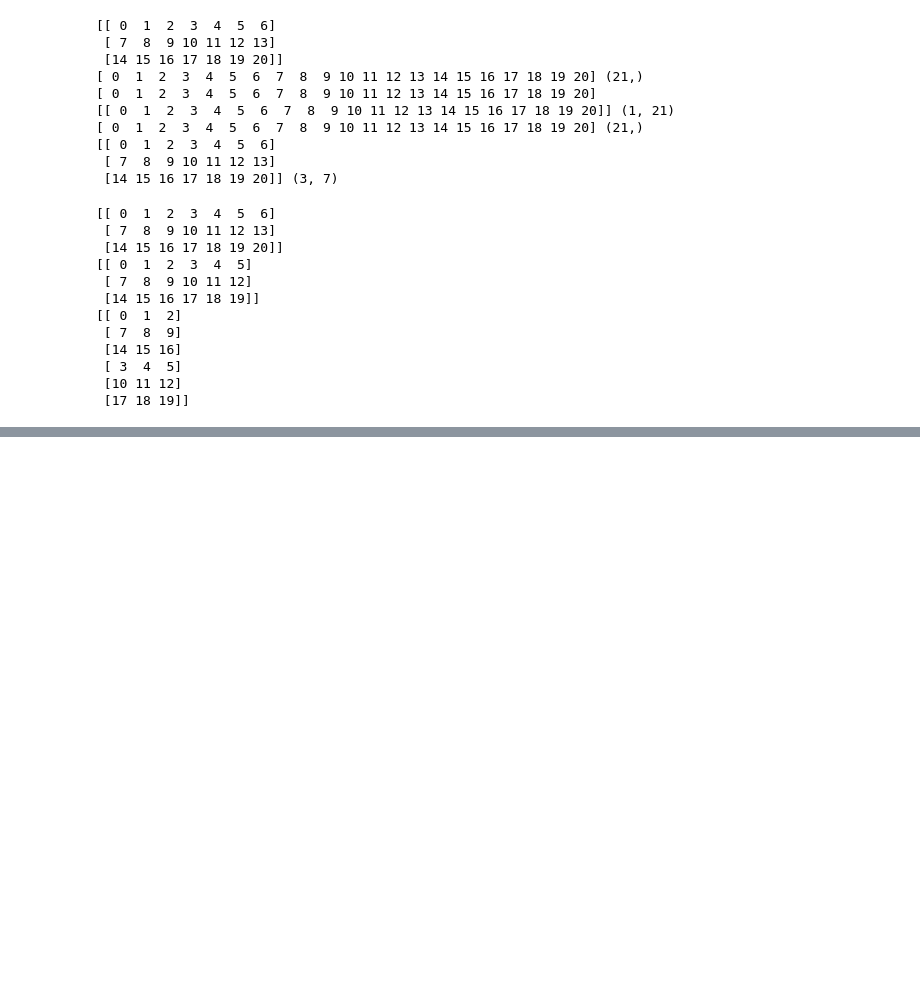
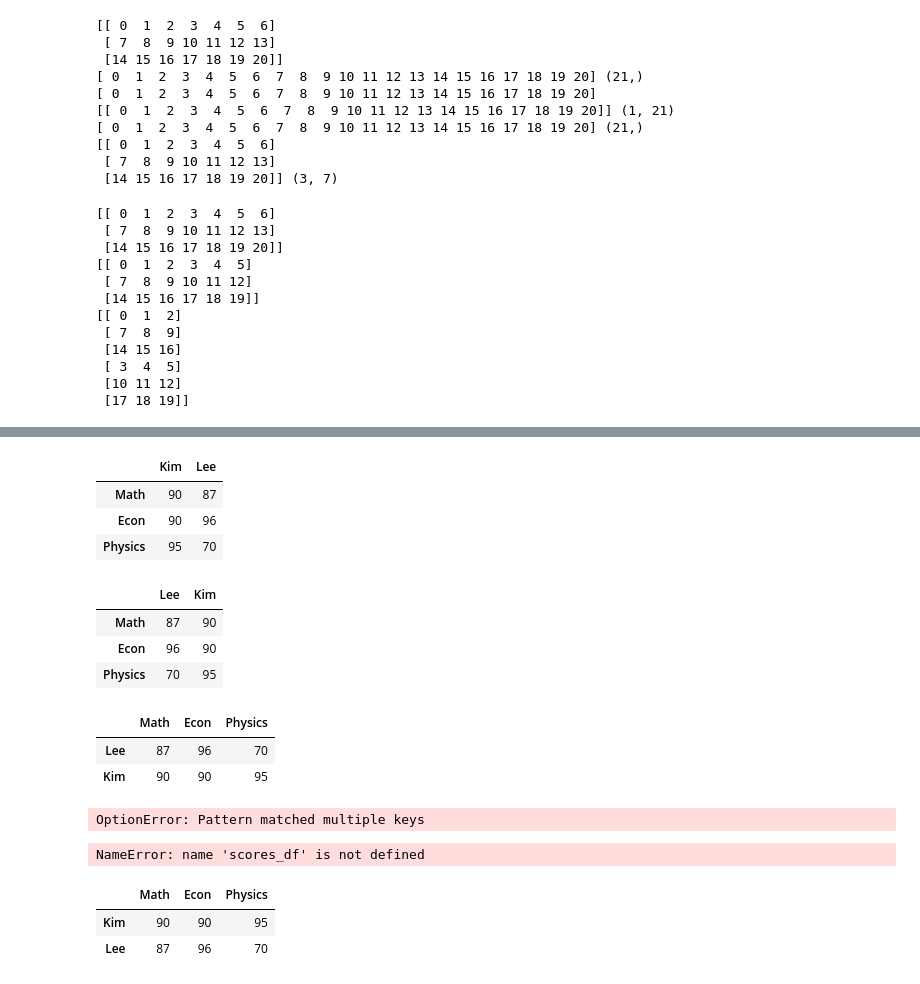
Before and after one commit to jeongeun-JH/ai_python, a Jupyter notebook: Python_Numpy.ipynb, the cells around one changed output, grey strips where cells are left out. Saved outputs shown, nothing was run; the diff lists cells and outputs as text; code cells hidden in the pictures; blank space fills up the shorter version.

```diff
--- a/Python_Numpy.ipynb
+++ b/Python_Numpy.ipynb
@@ -377,0 +622,34 @@ karrayv = np.vstack([karray1, karray2]); print(karrayv)
+# %%
+sc_df.sort_index(axis=1)
+# %% [output]
+|  | Kim | Lee |
+| Math | 90 | 87 |
+| Econ | 90 | 96 |
+| Physics | 95 | 70 |
+# %%
+sc_df.sort_values(by= 'Econ', axis=1, ascending=False)
+# %% [output]
+|  | Lee | Kim |
+| Math | 87 | 90 |
+| Econ | 96 | 90 |
+| Physics | 70 | 95 |
+# %%
+sc_df.T.sort_values(by= 'Econ', ascending=False)
+# %% [output]
+|  | Math | Econ | Physics |
+| Lee | 87 | 96 | 70 |
+| Kim | 90 | 90 | 95 |
+# %%
+pd.set_option('precision', 3)
+# %% [output]
+OptionError: Pattern matched multiple keys
+# %%
+scores_df.T.describe()
+# %% [output]
+NameError: name 'scores_df' is not defined
+# %%
+sc_df.T.sort_values(by = 'Econ')
+# %% [output]
+|  | Math | Econ | Physics |
+| Kim | 90 | 90 | 95 |
+| Lee | 87 | 96 | 70 |
```
Also changed, not shown: parts of 34 cells of this notebook.
